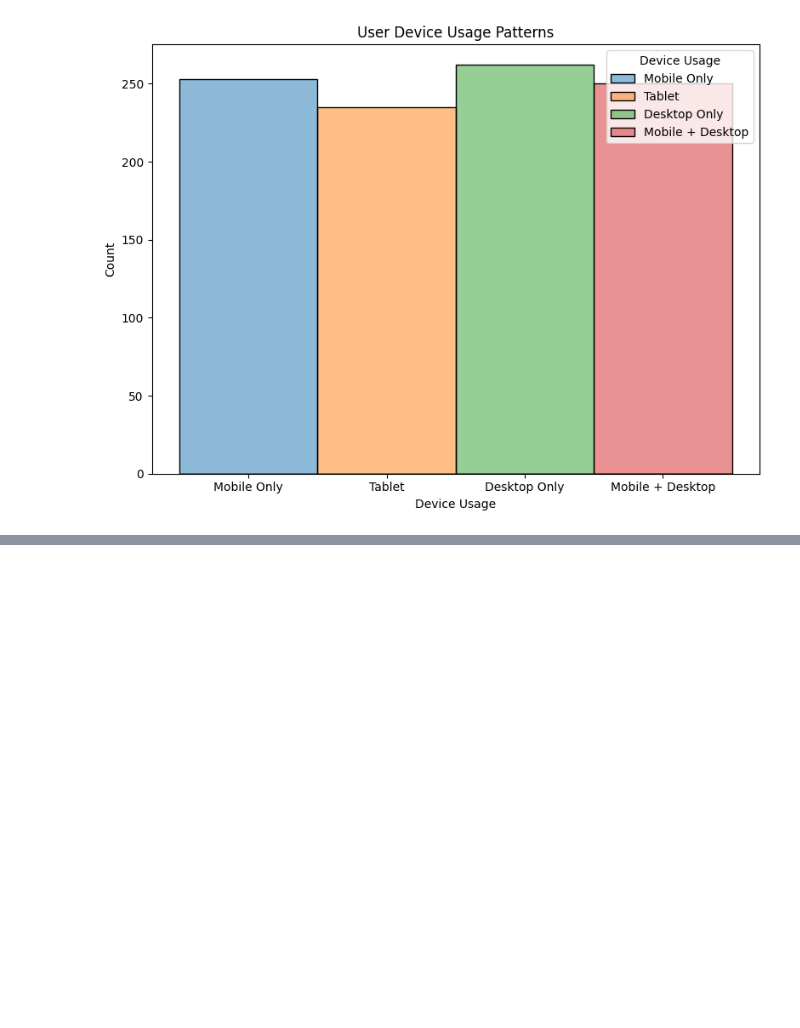
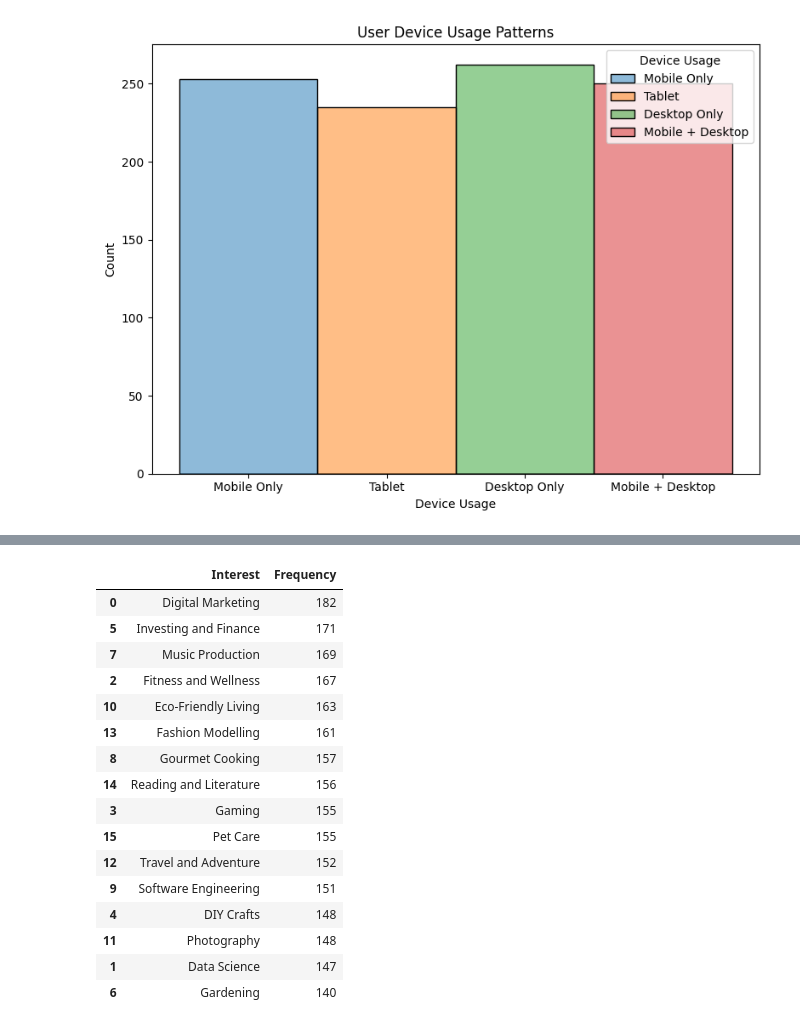
Before and after one commit to Sami-Razzaq/AICP, a Jupyter notebook: Task 3/task3.ipynb, the cells around one changed output, grey strips where cells are left out. Saved outputs shown, nothing was run; the diff lists cells and outputs as text; code cells hidden in the pictures; blank space fills up the shorter version.

```diff
--- a/Task 3/task3.ipynb
+++ b/Task 3/task3.ipynb
@@ -39,0 +76,27 @@ plt.tight_layout()
+# %%
+# Q5
+
+interests = data['Top Interests'].str.split(', ').sum()
+interestsCount = Counter(interests)
+# interestsDF = pd.DataFrame(interestsCount.items(), columns=['Interest', 'Frequency']).sort_values(by='Frequency', ascending=False)
+interestsDF = pd.DataFrame(interestsCount.items(), columns=['Interest', 'Frequency']).sort_values(by='Frequency', ascending=False)
+
+interestsDF
+# %% [output]
+|  | Interest | Frequency |
+| 0 | Digital Marketing | 182 |
+| 5 | Investing and Finance | 171 |
+| 7 | Music Production | 169 |
+| 2 | Fitness and Wellness | 167 |
+| 10 | Eco-Friendly Living | 163 |
+| 13 | Fashion Modelling | 161 |
+| 8 | Gourmet Cooking | 157 |
+| 14 | Reading and Literature | 156 |
+| 3 | Gaming | 155 |
+| 15 | Pet Care | 155 |
+| 12 | Travel and Adventure | 152 |
+| 9 | Software Engineering | 151 |
+| 4 | DIY Crafts | 148 |
+| 11 | Photography | 148 |
+| 1 | Data Science | 147 |
+| 6 | Gardening | 140 |
```
Also changed, not shown: parts of 13 cells of this notebook, 1 other file.
